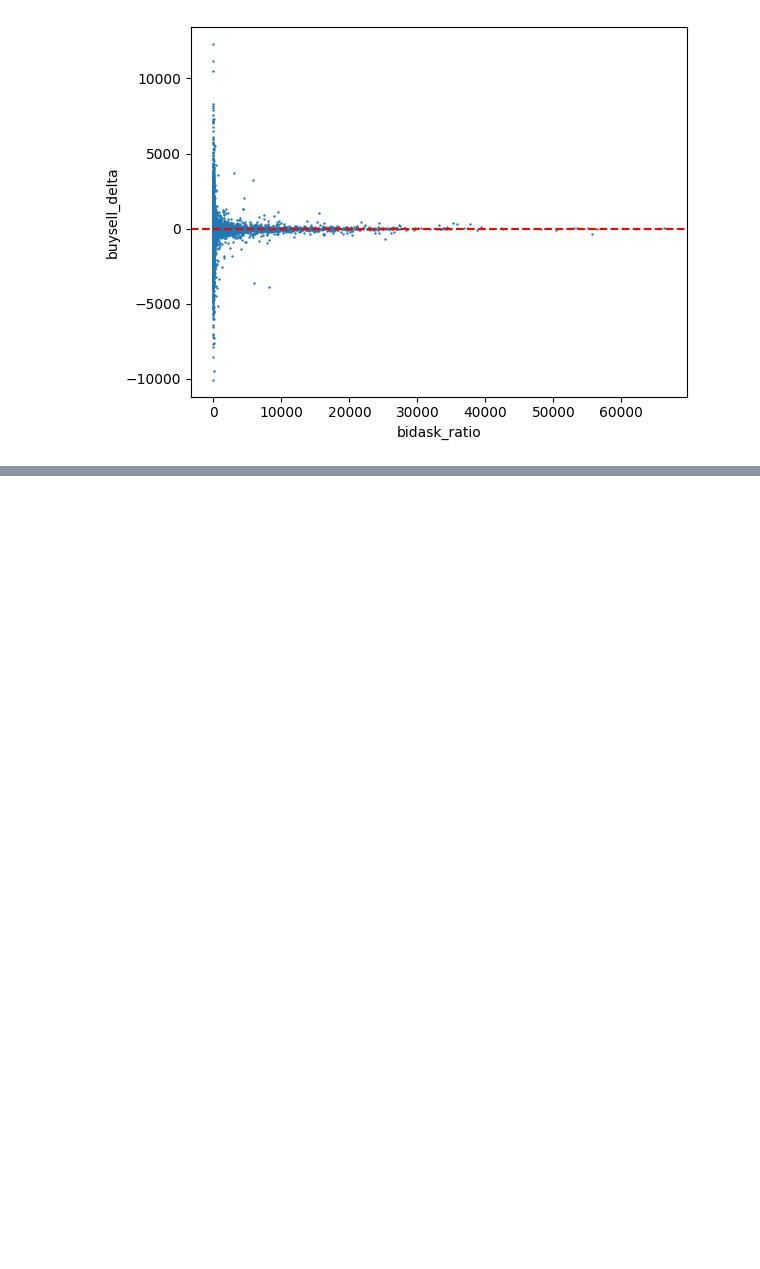
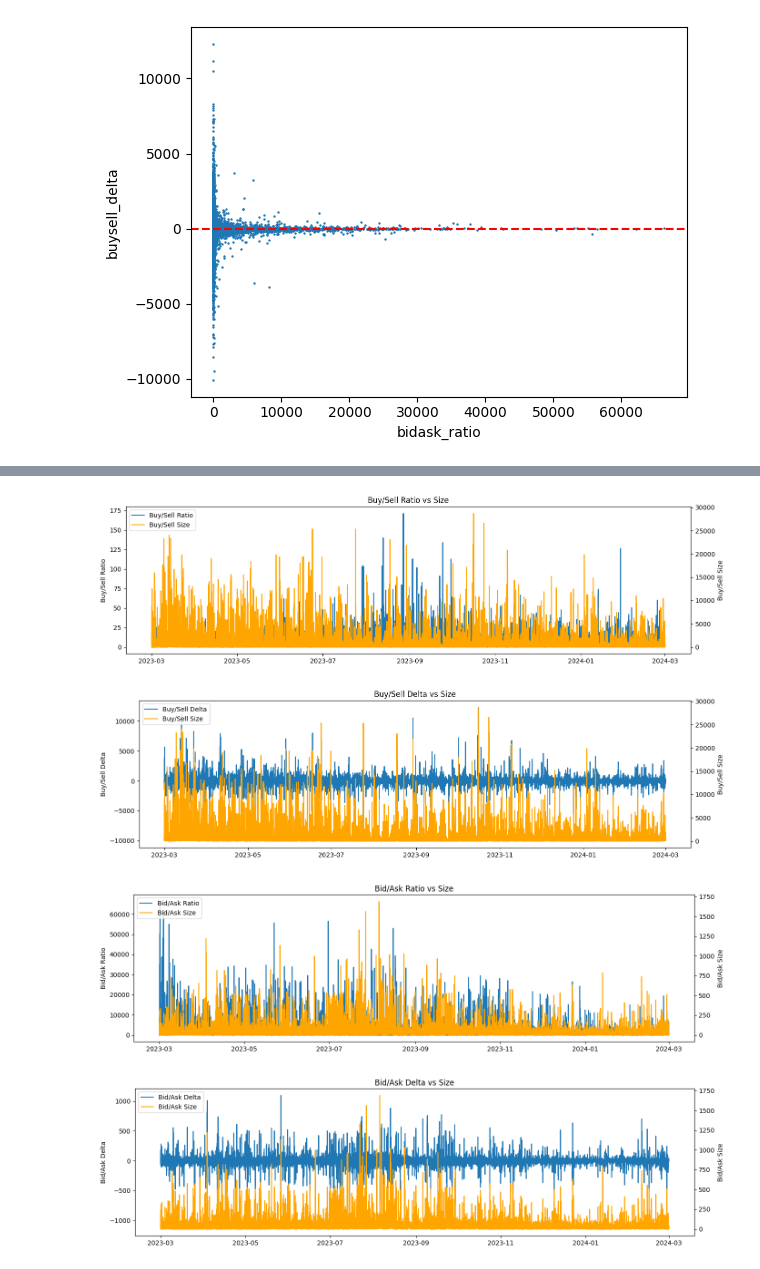
Before and after one commit to ryantjx/kaggle, a Jupyter notebook: drw-cryptomarketprediction2025/eda.ipynb, the cells around one changed output, grey strips where cells are left out. Saved outputs shown, nothing was run; the diff lists cells and outputs as text; code cells hidden in the pictures; blank space fills up the shorter version.

```diff
--- a/drw-cryptomarketprediction2025/eda.ipynb
+++ b/drw-cryptomarketprediction2025/eda.ipynb
@@ -159,6 +159,9 @@ train_X_filtered.loc[:, 'buysell_ratio_shift1'] = train_X_filtered['buysell_rati
 
 train_X_filtered.loc[:, 'bidask_delta'] = train_X_filtered['bid_qty'] - train_X_filtered['ask_qty']
 train_X_filtered.loc[:, 'buysell_delta'] = train_X_filtered['buy_qty'] - train_X_filtered['sell_qty']
+
+train_X_filtered.loc[:, 'buysell_size'] = train_X_filtered['buy_qty'] + train_X_filtered['sell_qty']
+train_X_filtered.loc[:, 'bidask_size'] = train_X_filtered['bid_qty'] + train_X_filtered['ask_qty']
 train_X_filtered
 # %% [output]
 |  | bid_qty | ask_qty | buy_qty | sell_qty | bidask_ratio | buysell_ratio | buysell_ratio_shift1 | ... |
@@ -206,3 +209,62 @@ train_X_filtered[['bid_qty', 'ask_qty', 'buy_qty', 'sell_qty', 'bidask_ratio', '
 | buysell_ratio | 0.125710 | -0.021802 | 0.029906 | -0.103165 | -0.002503 | 0.104546 | 1.000000 | 0.222155 | ... |
 | buysell_delta | 0.007690 | -0.009663 | 0.287669 | -0.312582 | -0.001908 | 0.012377 | 0.222155 | 1.000000 | ... |
 | buysell_ratio_shift1 | 0.078363 | 0.021869 | -0.047772 | -0.059766 | -0.001101 | 0.039706 | 0.128384 | 0.020716 | ... |
+# %%
+# Plot 1: Buy/Sell Ratio vs Buy/Sell Size
+fig, ax1 = plt.subplots(figsize=(14, 4))
+l1, = ax1.plot(train_X_filtered.index, train_X_filtered['buysell_ratio'], label='Buy/Sell Ratio')
+ax1.set_ylabel('Buy/Sell Ratio')
+ax2 = ax1.twinx()
+l2, = ax2.plot(train_X_filtered.index, train_X_filtered['buysell_size'], color='orange', label='Buy/Sell Size')
+ax2.set_ylabel('Buy/Sell Size')
+ax1.set_title('Buy/Sell Ratio vs Size')
+lines = [l1, l2]
+labels = [line.get_label() for line in lines]
+ax1.legend(lines, labels, loc='upper left')
+plt.tight_layout()
+
+# Plot 2: Buy/Sell Delta vs Buy/Sell Size
+fig, ax1 = plt.subplots(figsize=(14, 4))
+l1, = ax1.plot(train_X_filtered.index, train_X_filtered['buysell_delta'], label='Buy/Sell Delta')
+ax1.set_ylabel('Buy/Sell Delta')
+ax2 = ax1.twinx()
+l2, = ax2.plot(train_X_filtered.index, train_X_filtered['buysell_size'], color='orange', label='Buy/Sell Size')
+ax2.set_ylabel('Buy/Sell Size')
+ax1.set_title('Buy/Sell Delta vs Size')
+lines = [l1, l2]
+labels = [line.get_label() for line in lines]
+ax1.legend(lines, labels, loc='upper left')
+plt.tight_layout()
+
+# Plot 3: Bid/Ask Ratio vs Bid/Ask Size
+fig, ax1 = plt.subplots(figsize=(14, 4))
+l1, = ax1.plot(train_X_filtered.index, train_X_filtered['bidask_ratio'], label='Bid/Ask Ratio')
+ax1.set_ylabel('Bid/Ask Ratio')
+ax2 = ax1.twinx()
+l2, = ax2.plot(train_X_filtered.index, train_X_filtered['bidask_size'], color='orange', label='Bid/Ask Size')
+ax2.set_ylabel('Bid/Ask Size')
+ax1.set_title('Bid/Ask Ratio vs Size')
+lines = [l1, l2]
+labels = [line.get_label() for line in lines]
+ax1.legend(lines, labels, loc='upper left')
+plt.tight_layout()
+
+# Plot 4: Bid/Ask Delta vs Bid/Ask Size
+fig, ax1 = plt.subplots(figsize=(14, 4))
+l1, = ax1.plot(train_X_filtered.index, train_X_filtered['bidask_delta'], label='Bid/Ask Delta')
+ax1.set_ylabel('Bid/Ask Delta')
+ax2 = ax1.twinx()
+l2, = ax2.plot(train_X_filtered.index, train_X_filtered['bidask_size'], color='orange', label='Bid/Ask Size')
+ax2.set_ylabel('Bid/Ask Size')
+ax1.set_title('Bid/Ask Delta vs Size')
+lines = [l1, l2]
+labels = [line.get_label() for line in lines]
+ax1.legend(lines, labels, loc='upper left')
+plt.tight_layout()
+
+plt.show()
+# %% [output]
+[figure, added]
+[figure, added]
+[figure, added]
+[figure, added]
```
Also changed, not shown: parts of 2 cells of this notebook, 5 other files.
